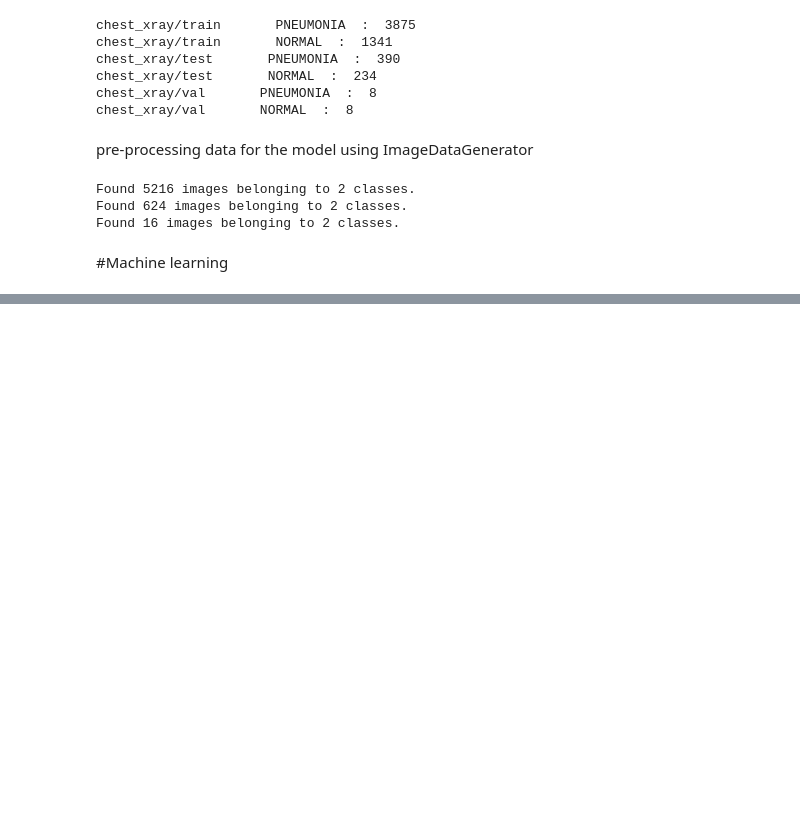
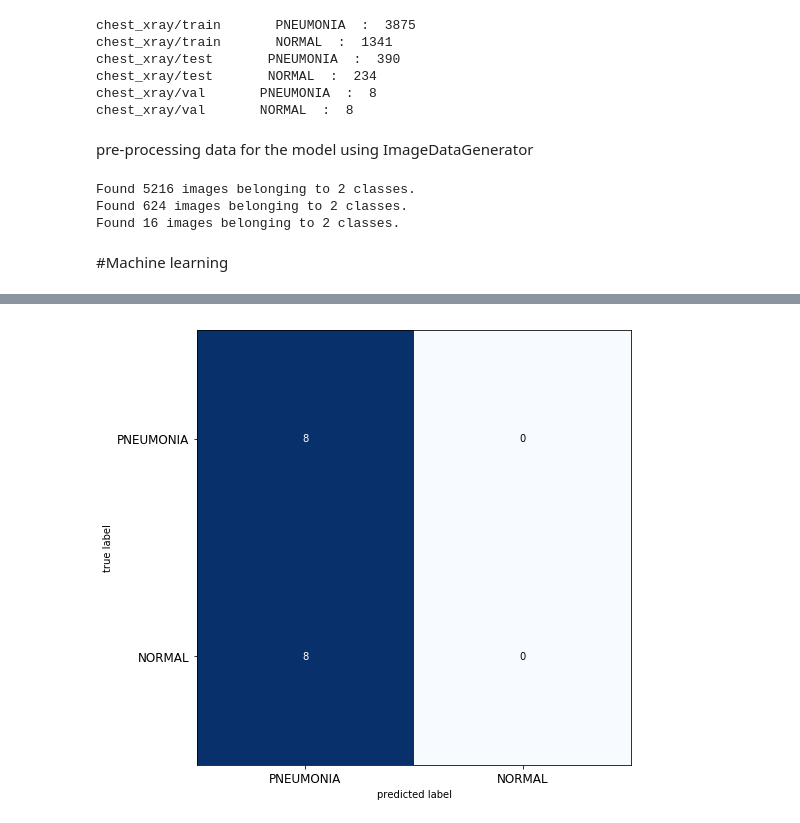
Before and after one commit to objectis/ai-pneumonia-detection, a Jupyter notebook: detection.ipynb, the cells around one changed output, grey strips where cells are left out. Cells and saved outputs as stored; diff of their text form; code cells hidden in the pictures; blank space fills up the shorter version.

```diff
--- a/detection.ipynb
+++ b/detection.ipynb
@@ -138,0 +199,4 @@ _________________________________________________________________
+# %%
+y_pred = xray_model.predict_generator(to_val, steps=len(to_val), verbose=1)
+y_pred = y_pred.argmax(axis=-1)
+y_true=to_val.classes
@@ -138,0 +205,11 @@ _________________________________________________________________
+# %%
+from mlxtend.plotting import plot_confusion_matrix
+from sklearn.metrics import precision_score, recall_score, f1_score, roc_auc_score, confusion_matrix, classification_report
+
+CM = confusion_matrix(y_true, y_pred)
+fig, ax = plot_confusion_matrix(conf_mat=CM ,  figsize=(10,8), hide_ticks=True,cmap=plt.cm.Blues)
+plt.xticks(range(len(CLASSES)), CLASSES, fontsize=12)
+plt.yticks(range(len(CLASSES)), CLASSES, fontsize=12)
+plt.show()
+# %% [output]
+[figure, added]
```
Also changed, not shown: parts of 12 cells of this notebook.
